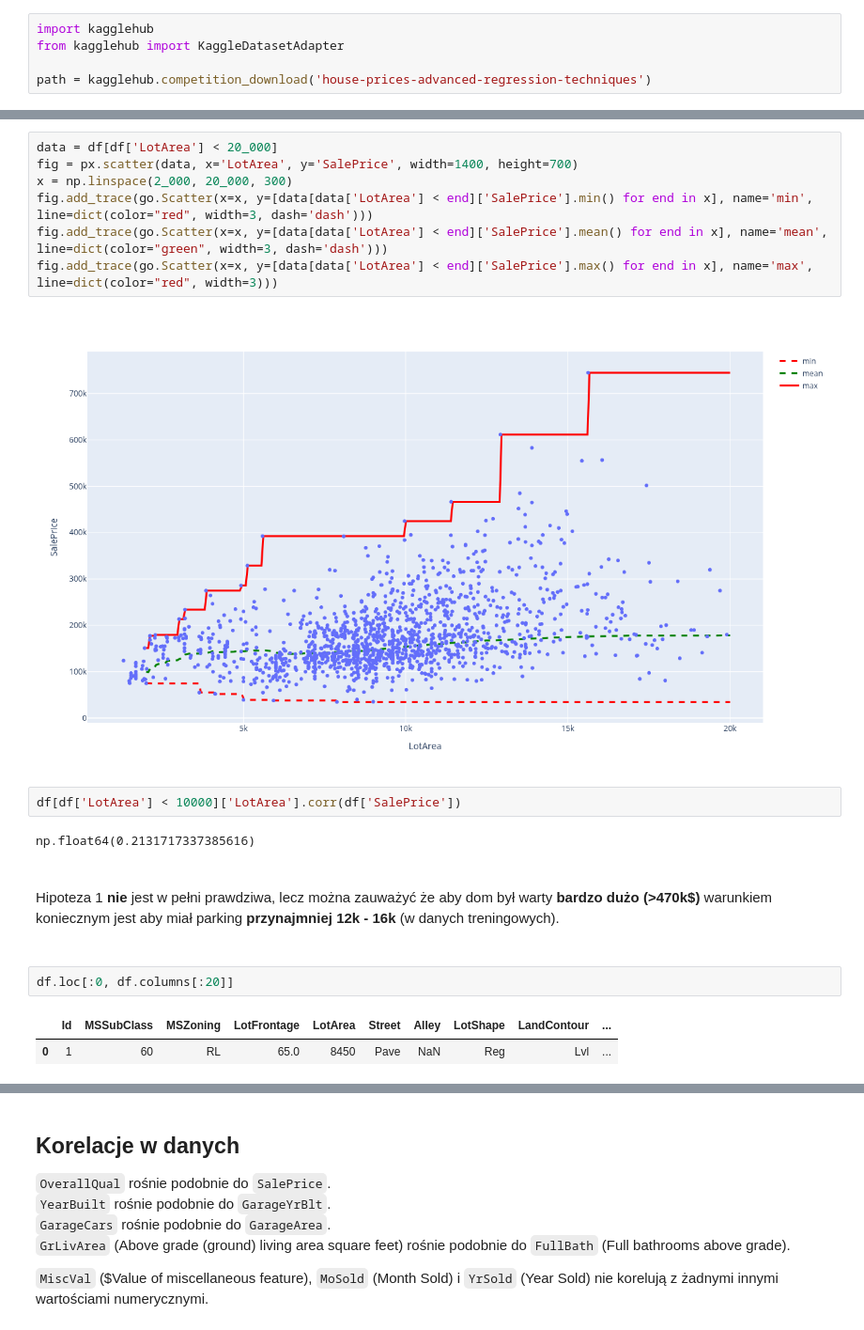
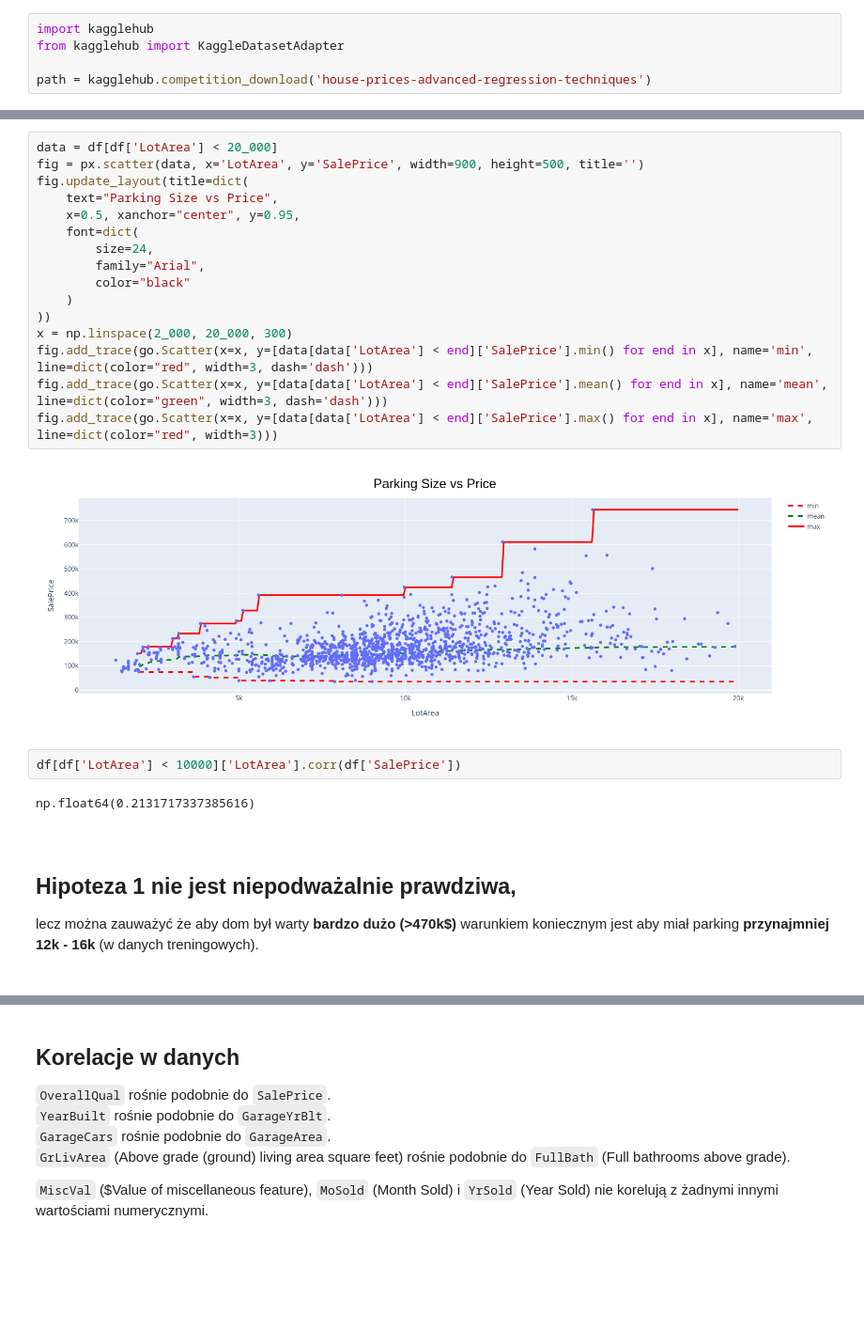
Before and after one commit to NicoWoch/axion-challenge, a Jupyter notebook: challenge_1/house-prices.ipynb, the cells around one changed output, grey strips where cells are left out. Shown at 94% size. Cells and saved outputs as stored; diff of their text form; blank space fills up the shorter version.

```diff
--- a/challenge_1/house-prices.ipynb
+++ b/challenge_1/house-prices.ipynb
@@ -85,13 +60,22 @@ Correlation: 0.2638433538714056
 | 8 | 14115 | 215245 | 249 | 112274 | 113 | ... |
 # %%
 data = df[df['LotArea'] < 20_000]
-fig = px.scatter(data, x='LotArea', y='SalePrice', width=1400, height=700)
+fig = px.scatter(data, x='LotArea', y='SalePrice', width=900, height=500, title='')
+fig.update_layout(title=dict(
+    text="Parking Size vs Price",
+    x=0.5, xanchor="center", y=0.95,
+    font=dict(
+        size=24,
+        family="Arial",
+        color="black"
+    )
+))
 x = np.linspace(2_000, 20_000, 300)
 fig.add_trace(go.Scatter(x=x, y=[data[data['LotArea'] < end]['SalePrice'].min() for end in x], name='min', line=dict(color="red", width=3, dash='dash')))
 fig.add_trace(go.Scatter(x=x, y=[data[data['LotArea'] < end]['SalePrice'].mean() for end in x], name='mean', line=dict(color="green", width=3, dash='dash')))
 fig.add_trace(go.Scatter(x=x, y=[data[data['LotArea'] < end]['SalePrice'].max() for end in x], name='max', line=dict(color="red", width=3)))
 # %% [output]
-[figure, old version]
+[figure, new version]
 # %%
 df[df['LotArea'] < 10000]['LotArea'].corr(df['SalePrice'])
 # %% [output]
@@ -99,12 +83,6 @@ np.float64(0.2131717337385616)
 # %% [markdown]
 <br/>
 
-Hipoteza 1 **nie** jest w pełni prawdziwa,
-lecz można zauważyć że aby dom był warty **bardzo dużo (>470k$)**
-warunkiem koniecznym jest aby miał parking **przynajmniej 12k - 16k** (w danych treningowych).
+## Hipoteza 1 **nie** jest niepodważalnie prawdziwa,
+lecz można zauważyć że aby dom był warty **bardzo dużo (>470k$)** warunkiem koniecznym jest aby miał parking **przynajmniej 12k - 16k** (w danych treningowych).
 <br/><br/>
-# %%
-df.loc[:0, df.columns[:20]]
-# %% [output]
-|  | Id | MSSubClass | MSZoning | LotFrontage | LotArea | Street | Alley | LotShape | LandContour | ... |
-| 0 | 1 | 60 | RL | 65.0 | 8450 | Pave | NaN | Reg | Lvl | ... |
```
Also changed, not shown: parts of 19 cells of this notebook, 1 other file.
